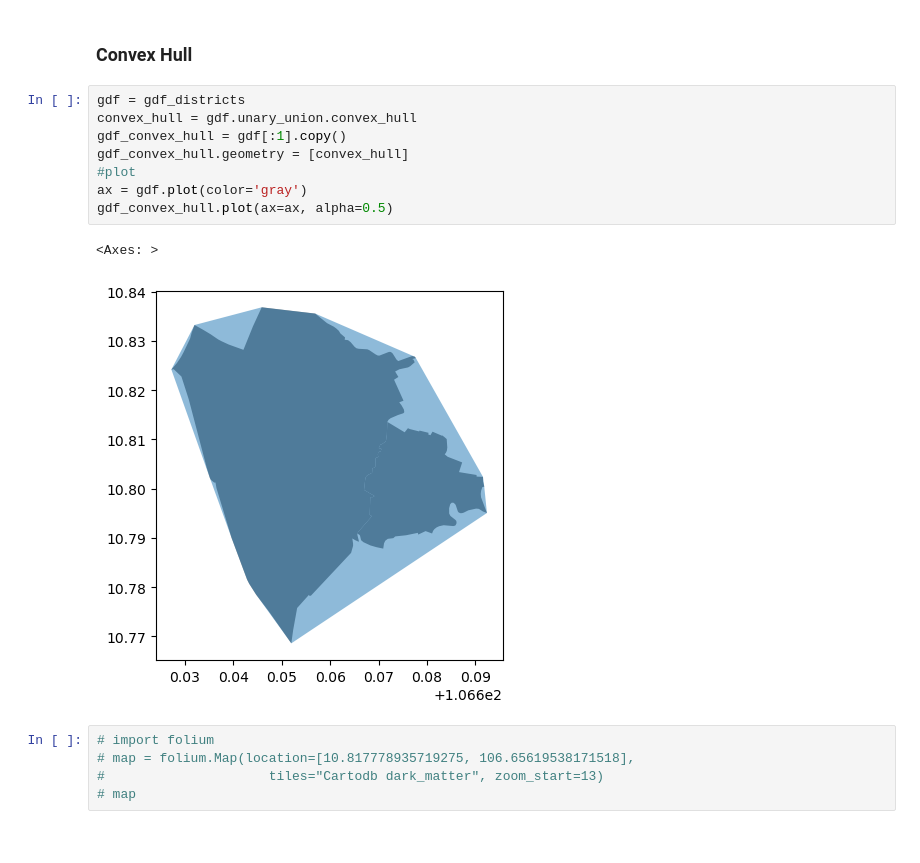
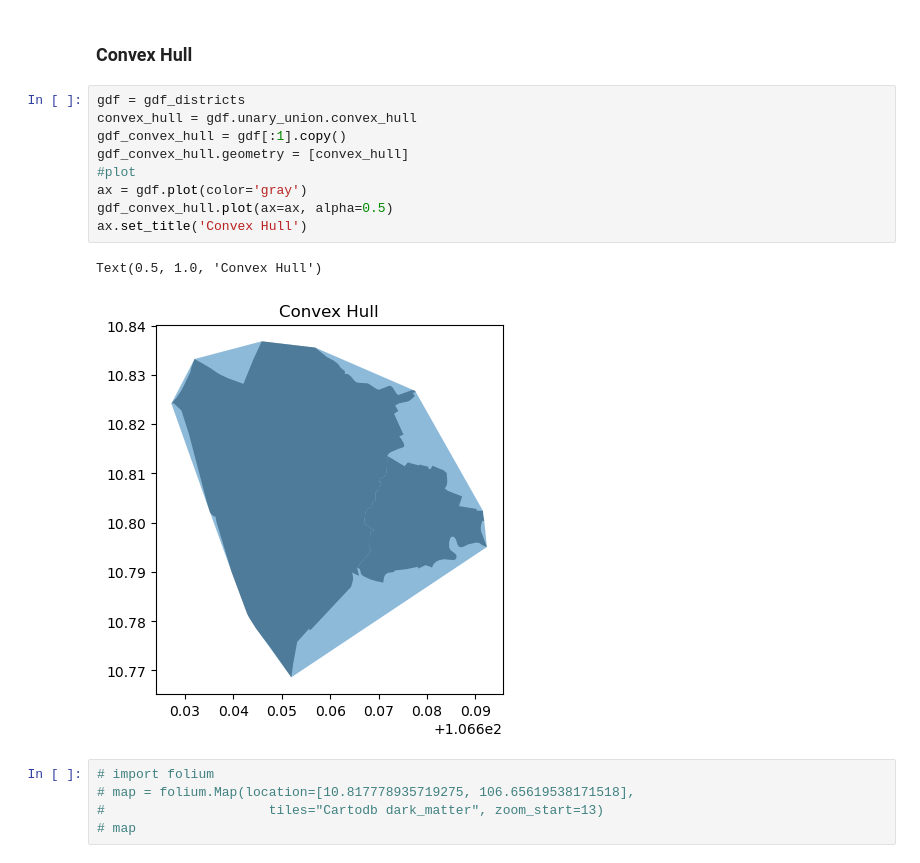
Before and after one commit to thanhhuynhk17/pywps_nginx, a Jupyter notebook: pywps/app.ipynb, the cells around one changed output. Drawn from its saved outputs; the diff is of its cells as text.

```diff
--- a/pywps/app.ipynb
+++ b/pywps/app.ipynb
@@ -149,14 +146,15 @@ gdf_simplify.plot(ax=ax, alpha=0.5)
 # %%
 gdf = gdf_districts
 convex_hull = gdf.unary_union.convex_hull
 gdf_convex_hull = gdf[:1].copy()
 gdf_convex_hull.geometry = [convex_hull]
 #plot
 ax = gdf.plot(color='gray')
 gdf_convex_hull.plot(ax=ax, alpha=0.5)
+ax.set_title('Convex Hull')
 # %% [output]
-<Axes: >
+Text(0.5, 1.0, 'Convex Hull')
-[figure, old version]
+[figure, new version]
 # %%
 # import folium
 # map = folium.Map(location=[10.817778935719275, 106.65619538171518],
```
Also changed, not shown: parts of 14 cells of this notebook, 30 other files.
